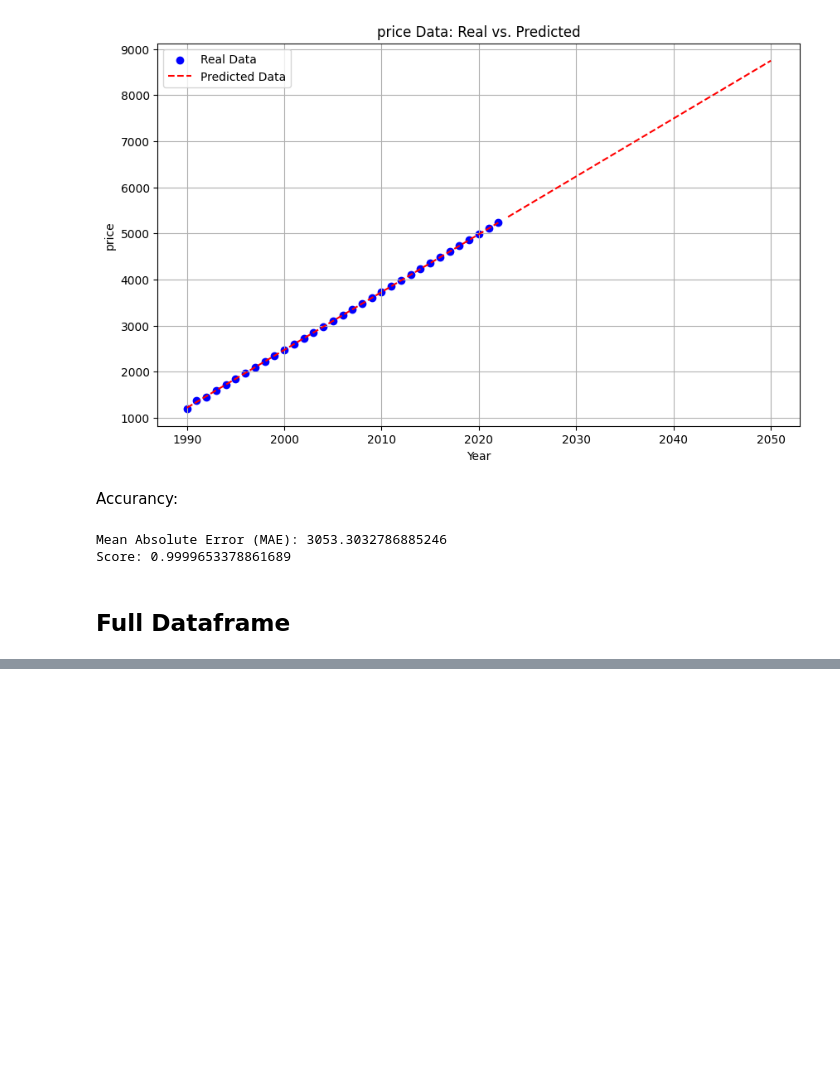
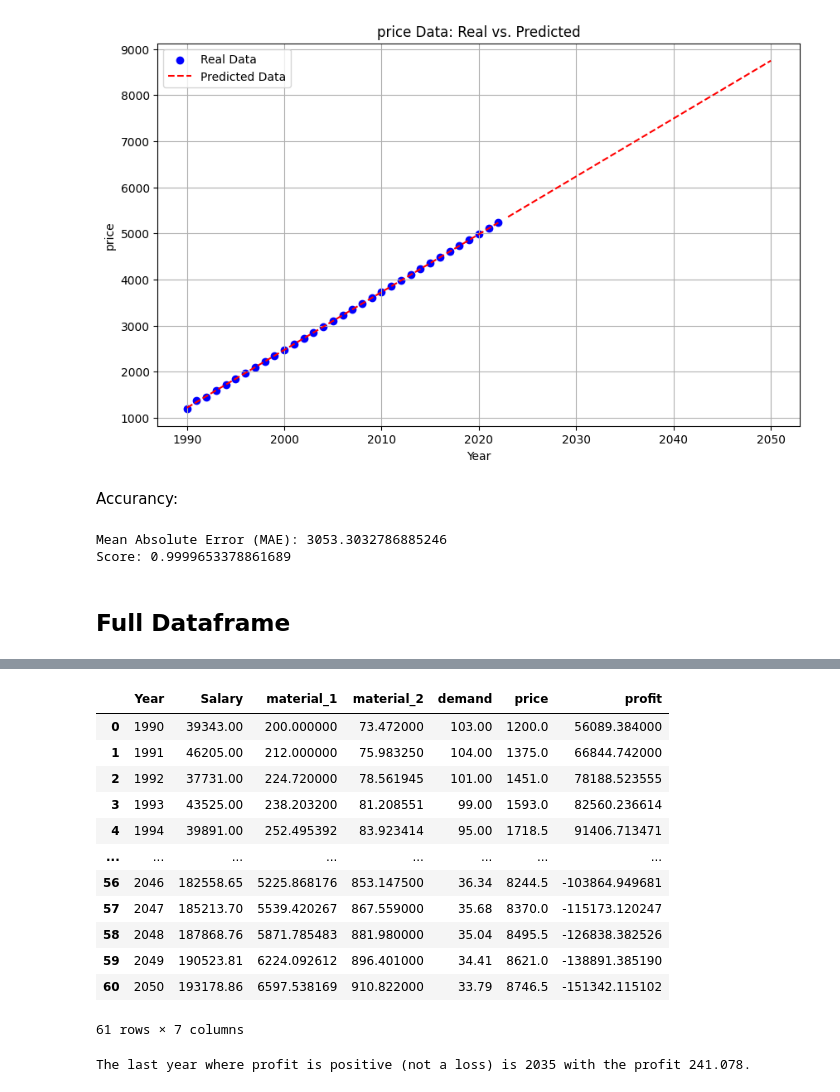
Before and after one commit to PhantomGXx/BestEngEcoTeam-PythonProject, a Jupyter notebook: EE-PROJECT-BEET.ipynb, the cells around one changed output, grey strips where cells are left out. Cells and saved outputs as stored; diff of their text form; code cells hidden in the pictures; blank space fills up the shorter version.

```diff
--- a/EE-PROJECT-BEET.ipynb
+++ b/EE-PROJECT-BEET.ipynb
@@ -459 +460,26 @@ discount_df
 61 rows × 6 columns
+# %%
+discount_df['profit'] = ( discount_df['price'] - discount_df['material_1'] - discount_df['material_2']) * discount_df['demand'] - discount_df['Salary']
+
+discount_df
+# %% [output]
+|  | Year | Salary | material_1 | material_2 | demand | price | profit |
+| 0 | 1990 | 39343.00 | 200.000000 | 73.472000 | 103.00 | 1200.0 | 56089.384000 |
+| 1 | 1991 | 46205.00 | 212.000000 | 75.983250 | 104.00 | 1375.0 | 66844.742000 |
+| 2 | 1992 | 37731.00 | 224.720000 | 78.561945 | 101.00 | 1451.0 | 78188.523555 |
+| 3 | 1993 | 43525.00 | 238.203200 | 81.208551 | 99.00 | 1593.0 | 82560.236614 |
+| 4 | 1994 | 39891.00 | 252.495392 | 83.923414 | 95.00 | 1718.5 | 91406.713471 |
+| ... | ... | ... | ... | ... | ... | ... | ... |
+| 56 | 2046 | 182558.65 | 5225.868176 | 853.147500 | 36.34 | 8244.5 | -103864.949681 |
+| 57 | 2047 | 185213.70 | 5539.420267 | 867.559000 | 35.68 | 8370.0 | -115173.120247 |
+| 58 | 2048 | 187868.76 | 5871.785483 | 881.980000 | 35.04 | 8495.5 | -126838.382526 |
+| 59 | 2049 | 190523.81 | 6224.092612 | 896.401000 | 34.41 | 8621.0 | -138891.385190 |
+| 60 | 2050 | 193178.86 | 6597.538169 | 910.822000 | 33.79 | 8746.5 | -151342.115102 |
+61 rows × 7 columns
+# %%
+negative_profit_year = discount_df.loc[discount_df['profit'] > 0, 'Year'].iloc[-1]
+negative_profit = discount_df.loc[discount_df['Year'] == negative_profit_year , 'profit'].iloc[0]
+
+print(f"The last year where profit is positive (not a loss) is {negative_profit_year} with the profit {round(negative_profit,3)}.")
+# %% [output]
+The last year where profit is positive (not a loss) is 2035 with the profit 241.078.
```
Also changed, not shown: parts of 14 cells of this notebook, 1 other file.
